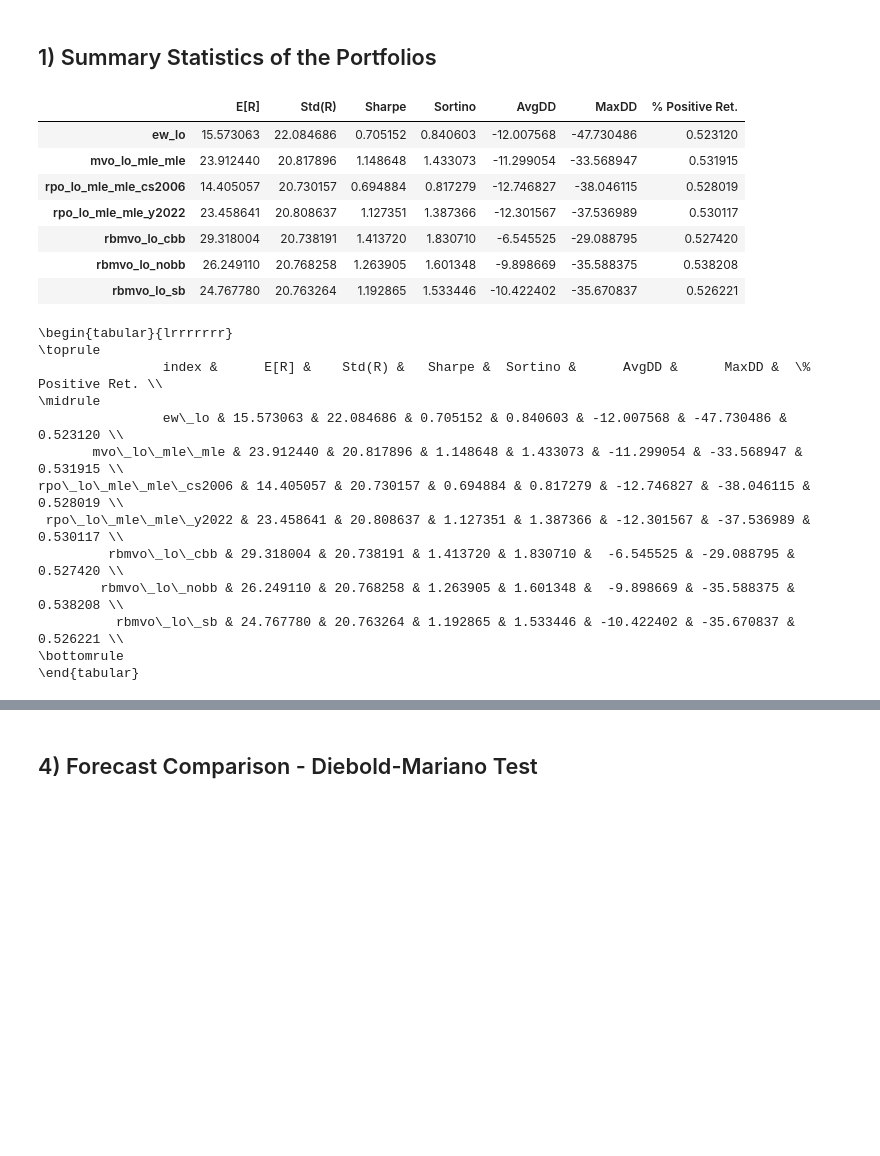
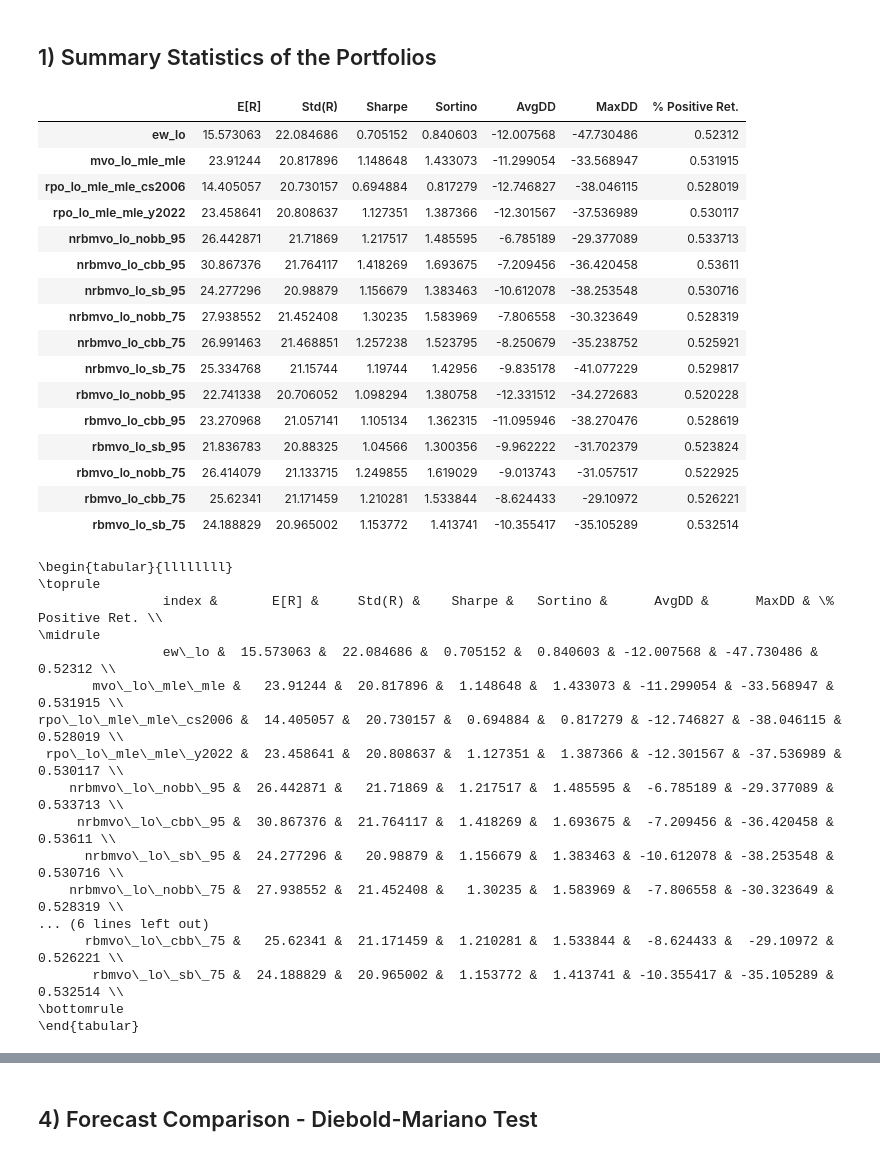
Before and after one commit to dcuoliveira/rpowbe, a Jupyter notebook: src/results_report_lo.ipynb, the cells around one changed output, grey strips where cells are left out. Drawn from its saved outputs; the diff is of its cells as text; code cells hidden in the pictures; blank space fills up the shorter version.

```diff
--- a/src/results_report_lo.ipynb
+++ b/src/results_report_lo.ipynb
@@ -98,11 +102,24 @@ for model in model_names:
 
         summary = aggregate_results(path=output_path)
 
+        # read json
+        args = json.load(open(os.path.join(output_path, "args.json")))
+        args_df = pd.DataFrame.from_dict(args, orient="index", columns=["value"]).T
+        args_df.drop(["model_name"], axis=1, inplace=True)
+
+        for col in args_df.columns:
+            if col != 'mean_cov_estimator':
+                summary[col] = args_df[col].iloc[0]
+            else:
+                summary['mean_estimator'] = args_df[col].iloc[0]
+                summary['covariance_estimator'] = args_df[col].iloc[0]
+
+
         # compute pnl
         summary["pnl"] = summary["returns"] * summary["weights"]
 
         # add model name
-        summary["model"] = model
+        summary["id"] = model
 
         # save summary
         all_summary.append(summary)
@@ -110,40 +127,58 @@ all_summary_df = pd.concat(all_summary, axis=0)
 # %%
 
 all_stats = {}
+all_stats_des = {}
 for model in model_names:
 
-    portfolio_returns = all_summary_df.loc[all_summary_df["model"] == model].groupby("date").sum()[["pnl"]]
+    summary_df = all_summary_df.loc[all_summary_df["id"] == model]
+
+    portfolio_returns =  summary_df.groupby("date").sum()[["pnl"]]
     portfolio_vol = (portfolio_returns.rolling(window=252).std() * np.sqrt(252)).shift(1)
-    portfolio_returns_target =  torch.tensor((portfolio_returns * (vol_target / portfolio_vol)).dropna().to_numpy())
-    stats = compute_summary_statistics(portfolio_returns=portfolio_returns_target)
+    portfolio_returns_target = (portfolio_returns * (vol_target / portfolio_vol)).dropna()
+
+    stats = compute_summary_statistics(portfolio_returns=torch.tensor(portfolio_returns_target.values))
 
     all_stats[model] = stats
+    all_stats_des[model] = stats.update({"model": summary_df["model"].unique()[0], "estimator": summary_df["mean_estimator"].unique()[0]})
 all_stats_df = pd.DataFrame(all_stats).T[stats_order]
 
 dfi.export(all_stats_df, os.path.join(results_path, "all_stats_lo_df.png"))
 display(HTML(all_stats_df.to_html()))
 # %% [output]
 |  | E[R] | Std(R) | Sharpe | Sortino | AvgDD | MaxDD | % Positive Ret. |
-| ew_lo | 15.573063 | 22.084686 | 0.705152 | 0.840603 | -12.007568 | -47.730486 | 0.523120 |
-| mvo_lo_mle_mle | 23.912440 | 20.817896 | 1.148648 | 1.433073 | -11.299054 | -33.568947 | 0.531915 |
+| ew_lo | 15.573063 | 22.084686 | 0.705152 | 0.840603 | -12.007568 | -47.730486 | 0.52312 |
+| mvo_lo_mle_mle | 23.91244 | 20.817896 | 1.148648 | 1.433073 | -11.299054 | -33.568947 | 0.531915 |
 | rpo_lo_mle_mle_cs2006 | 14.405057 | 20.730157 | 0.694884 | 0.817279 | -12.746827 | -38.046115 | 0.528019 |
 | rpo_lo_mle_mle_y2022 | 23.458641 | 20.808637 | 1.127351 | 1.387366 | -12.301567 | -37.536989 | 0.530117 |
-| rbmvo_lo_cbb | 29.318004 | 20.738191 | 1.413720 | 1.830710 | -6.545525 | -29.088795 | 0.527420 |
-| rbmvo_lo_nobb | 26.249110 | 20.768258 | 1.263905 | 1.601348 | -9.898669 | -35.588375 | 0.538208 |
-| rbmvo_lo_sb | 24.767780 | 20.763264 | 1.192865 | 1.533446 | -10.422402 | -35.670837 | 0.526221 |
+| nrbmvo_lo_nobb_95 | 26.442871 | 21.71869 | 1.217517 | 1.485595 | -6.785189 | -29.377089 | 0.533713 |
+| nrbmvo_lo_cbb_95 | 30.867376 | 21.764117 | 1.418269 | 1.693675 | -7.209456 | -36.420458 | 0.53611 |
+| nrbmvo_lo_sb_95 | 24.277296 | 20.98879 | 1.156679 | 1.383463 | -10.612078 | -38.253548 | 0.530716 |
+| nrbmvo_lo_nobb_75 | 27.938552 | 21.452408 | 1.30235 | 1.583969 | -7.806558 | -30.323649 | 0.528319 |
+| nrbmvo_lo_cbb_75 | 26.991463 | 21.468851 | 1.257238 | 1.523795 | -8.250679 | -35.238752 | 0.525921 |
+| nrbmvo_lo_sb_75 | 25.334768 | 21.15744 | 1.19744 | 1.42956 | -9.835178 | -41.077229 | 0.529817 |
+| rbmvo_lo_nobb_95 | 22.741338 | 20.706052 | 1.098294 | 1.380758 | -12.331512 | -34.272683 | 0.520228 |
+| rbmvo_lo_cbb_95 | 23.270968 | 21.057141 | 1.105134 | 1.362315 | -11.095946 | -38.270476 | 0.528619 |
+| rbmvo_lo_sb_95 | 21.836783 | 20.88325 | 1.04566 | 1.300356 | -9.962222 | -31.702379 | 0.523824 |
+| rbmvo_lo_nobb_75 | 26.414079 | 21.133715 | 1.249855 | 1.619029 | -9.013743 | -31.057517 | 0.522925 |
+| rbmvo_lo_cbb_75 | 25.62341 | 21.171459 | 1.210281 | 1.533844 | -8.624433 | -29.10972 | 0.526221 |
+| rbmvo_lo_sb_75 | 24.188829 | 20.965002 | 1.153772 | 1.413741 | -10.355417 | -35.105289 | 0.532514 |
 # %%
 print(all_stats_df.reset_index().to_latex(index=False))
 # %% [output]
-\begin{tabular}{lrrrrrrr}
+\begin{tabular}{llllllll}
 \toprule
-                index &      E[R] &    Std(R) &   Sharpe &  Sortino &      AvgDD &      MaxDD &  \% Positive Ret. \\
+                index &       E[R] &     Std(R) &    Sharpe &   Sortino &      AvgDD &      MaxDD & \% Positive Ret. \\
 \midrule
-                ew\_lo & 15.573063 & 22.084686 & 0.705152 & 0.840603 & -12.007568 & -47.730486 &         0.523120 \\
-       mvo\_lo\_mle\_mle & 23.912440 & 20.817896 & 1.148648 & 1.433073 & -11.299054 & -33.568947 &         0.531915 \\
-rpo\_lo\_mle\_mle\_cs2006 & 14.405057 & 20.730157 & 0.694884 & 0.817279 & -12.746827 & -38.046115 &         0.528019 \\
- rpo\_lo\_mle\_mle\_y2022 & 23.458641 & 20.808637 & 1.127351 & 1.387366 & -12.301567 & -37.536989 &         0.530117 \\
-         rbmvo\_lo\_cbb & 29.318004 & 20.738191 & 1.413720 & 1.830710 &  -6.545525 & -29.088795 &         0.527420 \\
-        rbmvo\_lo\_nobb & 26.249110 & 20.768258 & 1.263905 & 1.601348 &  -9.898669 & -35.588375 &         0.538208 \\
-          rbmvo\_lo\_sb & 24.767780 & 20.763264 & 1.192865 & 1.533446 & -10.422402 & -35.670837 &         0.526221 \\
+                ew\_lo &  15.573063 &  22.084686 &  0.705152 &  0.840603 & -12.007568 & -47.730486 &         0.52312 \\
+       mvo\_lo\_mle\_mle &   23.91244 &  20.817896 &  1.148648 &  1.433073 & -11.299054 & -33.568947 &        0.531915 \\
+rpo\_lo\_mle\_mle\_cs2006 &  14.405057 &  20.730157 &  0.694884 &  0.817279 & -12.746827 & -38.046115 &        0.528019 \\
+ rpo\_lo\_mle\_mle\_y2022 &  23.458641 &  20.808637 &  1.127351 &  1.387366 & -12.301567 & -37.536989 &        0.530117 \\
+    nrbmvo\_lo\_nobb\_95 &  26.442871 &   21.71869 &  1.217517 &  1.485595 &  -6.785189 & -29.377089 &        0.533713 \\
+     nrbmvo\_lo\_cbb\_95 &  30.867376 &  21.764117 &  1.418269 &  1.693675 &  -7.209456 & -36.420458 &         0.53611 \\
+      nrbmvo\_lo\_sb\_95 &  24.277296 &   20.98879 &  1.156679 &  1.383463 & -10.612078 & -38.253548 &        0.530716 \\
+    nrbmvo\_lo\_nobb\_75 &  27.938552 &  21.452408 &   1.30235 &  1.583969 &  -7.806558 & -30.323649 &        0.528319 \\
+... (6 lines left out)
+      rbmvo\_lo\_cbb\_75 &   25.62341 &  21.171459 &  1.210281 &  1.533844 &  -8.624433 &  -29.10972 &        0.526221 \\
+       rbmvo\_lo\_sb\_75 &  24.188829 &  20.965002 &  1.153772 &  1.413741 & -10.355417 & -35.105289 &        0.532514 \\
 \bottomrule
 \end{tabular}
```
Also changed, not shown: parts of 7 cells of this notebook, 39 other files.
